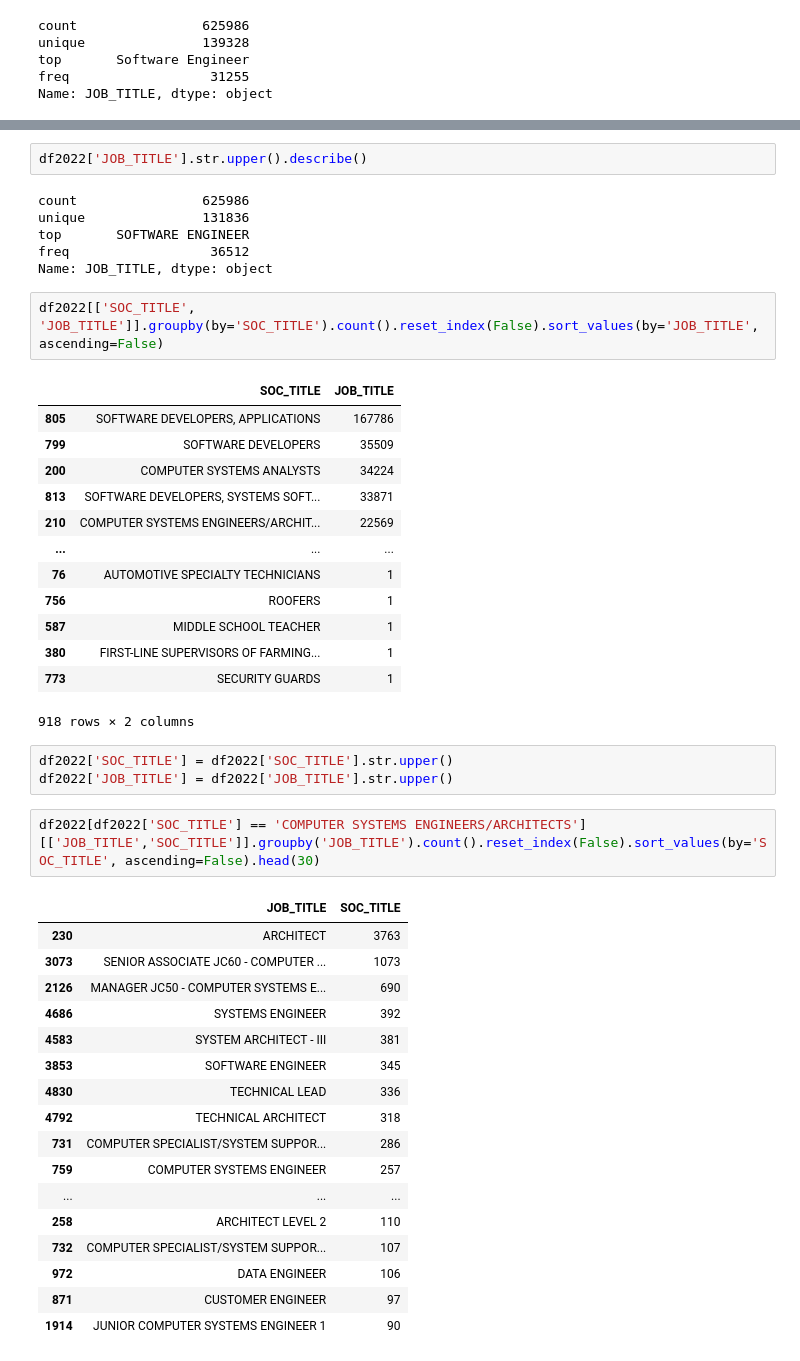
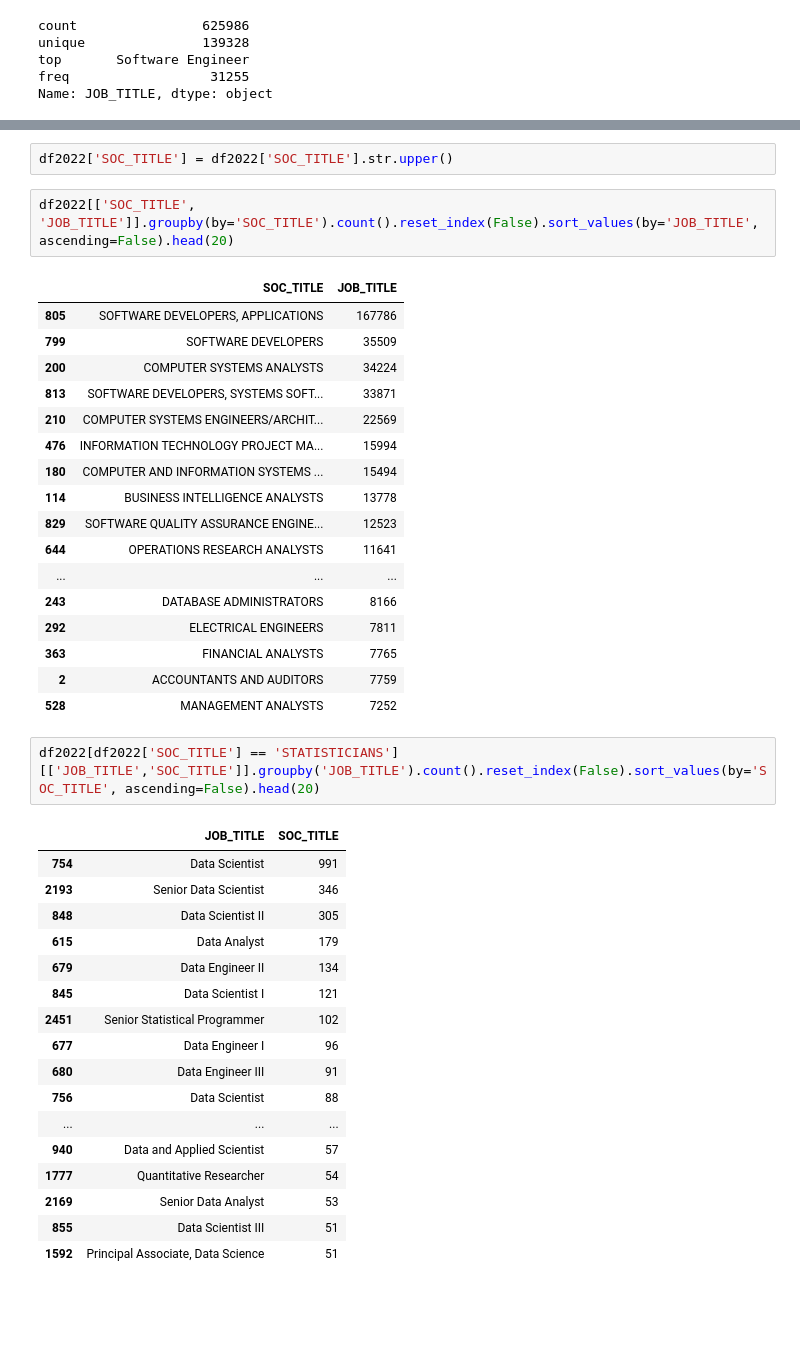
Before and after one commit to mistaround/h1b-analysis, a Jupyter notebook: main.ipynb, the cells around one changed output, grey strips where cells are left out. Drawn from its saved outputs; the diff is of its cells as text; blank space fills up the shorter version.

```diff
--- a/main.ipynb
+++ b/main.ipynb
@@ -413,13 +424,7 @@ Name: JOB_TITLE, dtype: object
 # %%
-df2022['JOB_TITLE'].str.upper().describe()
+df2022['SOC_TITLE'] = df2022['SOC_TITLE'].str.upper()
-# %% [output]
-count                625986
-unique               131836
-top       SOFTWARE ENGINEER
-freq                  36512
-Name: JOB_TITLE, dtype: object
 # %%
-df2022[['SOC_TITLE', 'JOB_TITLE']].groupby(by='SOC_TITLE').count().reset_index(False).sort_values(by='JOB_TITLE', ascending=False)
+df2022[['SOC_TITLE', 'JOB_TITLE']].groupby(by='SOC_TITLE').count().reset_index(False).sort_values(by='JOB_TITLE', ascending=False).head(20)
 # %% [output]
 |  | SOC_TITLE | JOB_TITLE |
 | 805 | SOFTWARE DEVELOPERS, APPLICATIONS | 167786 |
@@ -427,33 +432,34 @@ df2022[['SOC_TITLE', 'JOB_TITLE']].groupby(by='SOC_TITLE').count().reset_index(F
 | 200 | COMPUTER SYSTEMS ANALYSTS | 34224 |
 | 813 | SOFTWARE DEVELOPERS, SYSTEMS SOFT... | 33871 |
 | 210 | COMPUTER SYSTEMS ENGINEERS/ARCHIT... | 22569 |
+| 476 | INFORMATION TECHNOLOGY PROJECT MA... | 15994 |
+| 180 | COMPUTER AND INFORMATION SYSTEMS ... | 15494 |
+| 114 | BUSINESS INTELLIGENCE ANALYSTS | 13778 |
+| 829 | SOFTWARE QUALITY ASSURANCE ENGINE... | 12523 |
+| 644 | OPERATIONS RESEARCH ANALYSTS | 11641 |
 | ... | ... | ... |
-| 76 | AUTOMOTIVE SPECIALTY TECHNICIANS | 1 |
-| 756 | ROOFERS | 1 |
-| 587 | MIDDLE SCHOOL TEACHER | 1 |
-| 380 | FIRST-LINE SUPERVISORS OF FARMING... | 1 |
-| 773 | SECURITY GUARDS | 1 |
+| 243 | DATABASE ADMINISTRATORS | 8166 |
+| 292 | ELECTRICAL ENGINEERS | 7811 |
+| 363 | FINANCIAL ANALYSTS | 7765 |
+| 2 | ACCOUNTANTS AND AUDITORS | 7759 |
+| 528 | MANAGEMENT ANALYSTS | 7252 |
-918 rows × 2 columns
-# %%
-df2022['SOC_TITLE'] = df2022['SOC_TITLE'].str.upper()
-df2022['JOB_TITLE'] = df2022['JOB_TITLE'].str.upper()
 # %%
-df2022[df2022['SOC_TITLE'] == 'COMPUTER SYSTEMS ENGINEERS/ARCHITECTS'][['JOB_TITLE','SOC_TITLE']].groupby('JOB_TITLE').count().reset_index(False).sort_values(by='SOC_TITLE', ascending=False).head(30)
+df2022[df2022['SOC_TITLE'] == 'STATISTICIANS'][['JOB_TITLE','SOC_TITLE']].groupby('JOB_TITLE').count().reset_index(False).sort_values(by='SOC_TITLE', ascending=False).head(20)
 # %% [output]
 |  | JOB_TITLE | SOC_TITLE |
-| 230 | ARCHITECT | 3763 |
-| 3073 | SENIOR ASSOCIATE JC60 - COMPUTER ... | 1073 |
-| 2126 | MANAGER JC50 - COMPUTER SYSTEMS E... | 690 |
-| 4686 | SYSTEMS ENGINEER | 392 |
-| 4583 | SYSTEM ARCHITECT - III | 381 |
-| 3853 | SOFTWARE ENGINEER | 345 |
-| 4830 | TECHNICAL LEAD | 336 |
-| 4792 | TECHNICAL ARCHITECT | 318 |
-| 731 | COMPUTER SPECIALIST/SYSTEM SUPPOR... | 286 |
-| 759 | COMPUTER SYSTEMS ENGINEER | 257 |
+| 754 | Data Scientist | 991 |
+| 2193 | Senior Data Scientist | 346 |
+| 848 | Data Scientist II | 305 |
+| 615 | Data Analyst | 179 |
+| 679 | Data Engineer II | 134 |
+| 845 | Data Scientist I | 121 |
+| 2451 | Senior Statistical Programmer | 102 |
+| 677 | Data Engineer I | 96 |
+| 680 | Data Engineer III | 91 |
+| 756 | Data Scientist | 88 |
 | ... | ... | ... |
-| 258 | ARCHITECT LEVEL 2 | 110 |
-| 732 | COMPUTER SPECIALIST/SYSTEM SUPPOR... | 107 |
-| 972 | DATA ENGINEER | 106 |
-| 871 | CUSTOMER ENGINEER | 97 |
-| 1914 | JUNIOR COMPUTER SYSTEMS ENGINEER 1 | 90 |
+| 940 | Data and Applied Scientist | 57 |
+| 1777 | Quantitative Researcher | 54 |
+| 2169 | Senior Data Analyst | 53 |
+| 855 | Data Scientist III | 51 |
+| 1592 | Principal Associate, Data Science | 51 |
```
Also changed, not shown: parts of 20 cells of this notebook.
